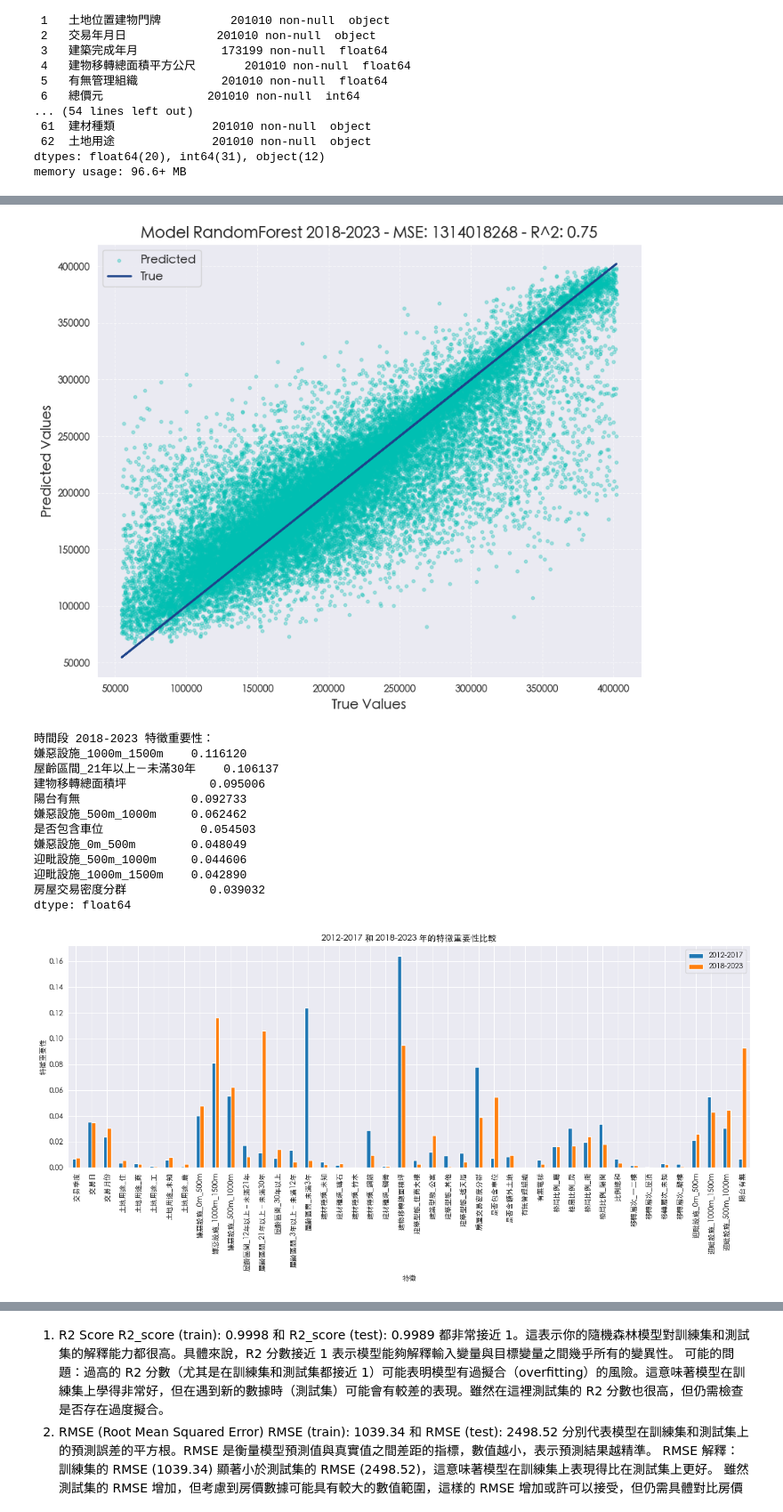
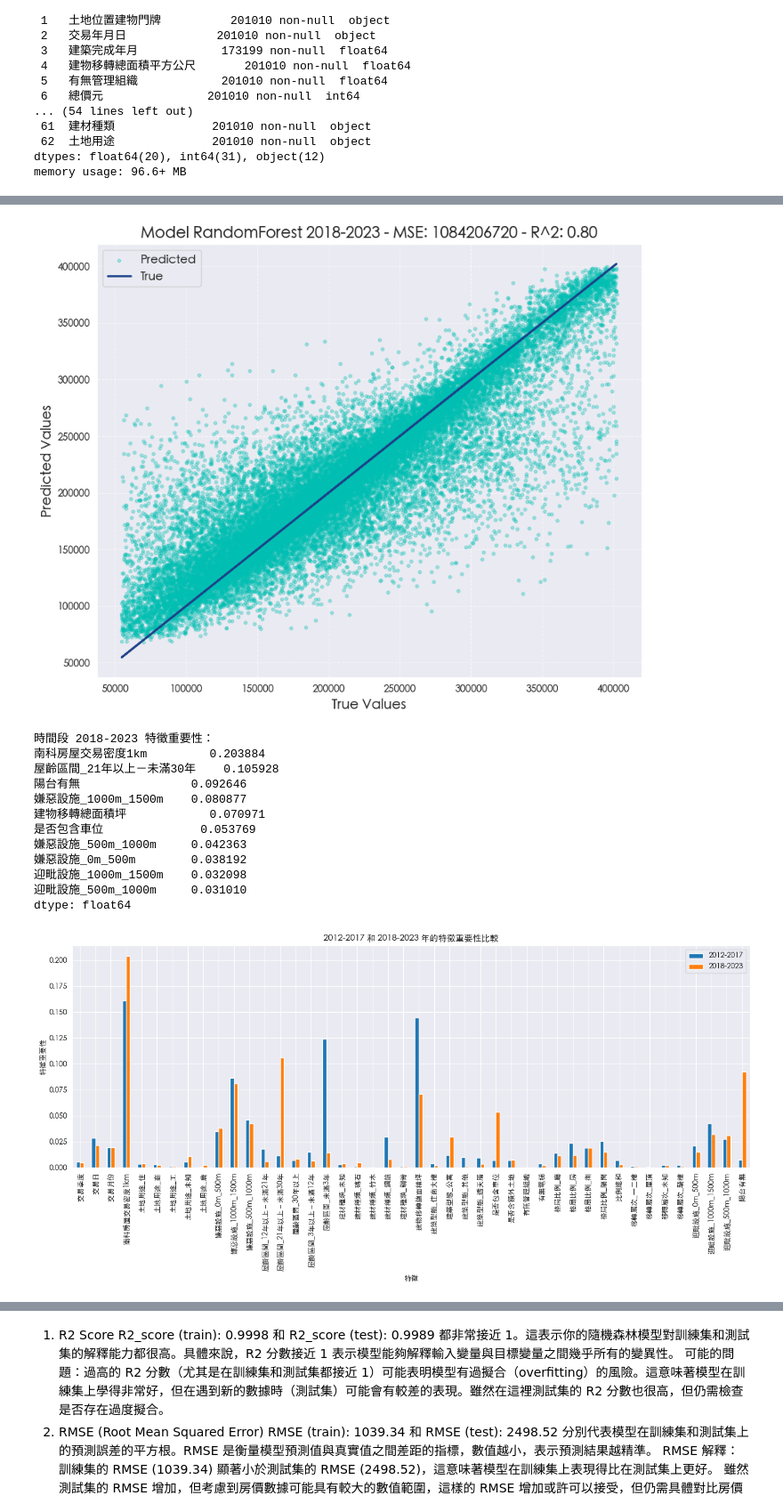
Before and after one commit to BDSE35/house, a Jupyter notebook: EDA/outlier_final_ml.ipynb, the cells around one changed output, grey strips where cells are left out. Shown at 89% size. Saved outputs shown, nothing was run; the diff lists cells and outputs as text; code cells hidden in the pictures.

```diff
--- a/EDA/outlier_final_ml.ipynb
+++ b/EDA/outlier_final_ml.ipynb
@@ -81,7 +50,10 @@ columns_rename = {
     'bad_count_0_500': '嫌惡設施_0m_500m',
     'bad_count_500_1000': '嫌惡設施_500m_1000m',
     'bad_count_1000_1500': '嫌惡設施_1000m_1500m',
-    'KDE_class': '房屋交易密度分群'
+    'KDE_class': '房屋交易密度分群',
+    'KDE_1km' : '南科房屋交易密度1km',
+    'KDE_0.5km':'南科房屋交易密度0.5km',
+    'KDE_1.5km':'南科房屋交易密度1.5km',
 }
 
 # 使用 rename() 方法重新命名欄位
@@ -518,8 +425,8 @@ y = df['單價元每坪']
 # 定義特徵變數 X，排除目標變數和不必要的欄位
 X = df.drop(columns=['單價元每坪', '編號', '備註', '鄉鎮市區', '土地位置建物門牌', '交易年月日',
                      '建築完成年月', '建物移轉總面積平方公尺', 'Region', '緯度', '經度','單價元平方公尺','總價元',
-                     '建築型態清整', '房地總價元', 'KDE_0.5km', 'KDE_1km', 'KDE_1.5km',
-                     'Region', '交易年_民國', '移轉層次', '建築型態', '建材種類', '土地用途','屋齡區間'])
+                     '建築型態清整', '房地總價元', '南科房屋交易密度0.5km', '南科房屋交易密度1.5km',
+                     'Region', '交易年_民國', '移轉層次', '建築型態', '建材種類', '土地用途','屋齡區間','房屋交易密度分群'])
 
 # 移除包含缺失值的列
 X = X.dropna()
@@ -777,16 +681,7 @@ def process_and_train(X_subset, y_subset, period_name):
         print(f"時間段 {period_name} 訓練集或測試集資料量為零，無法訓練模型。")
         return None
 
-    # # 訓練模型
-    # rf = RandomForestRegressor(n_estimators=100, random_state=25)
-    # rf.fit(X_train, y_train)
 
-    # # 預測和評估
-    # y_pred = rf.predict(X_test)
-    # mse = mean_squared_error(y_test, y_pred)
-    # r2 = r2_score(y_test, y_pred)  # 計算 R^2
-    # print(f"時間段 {period_name} 隨機森林模型的均方誤差（MSE）：{mse}")
-    # print(f"時間段 {period_name} 隨機森林模型的 R^2 值：{r2}")
     # 訓練模型
     rf = RandomForestRegressor(n_estimators=100, random_state=25)
     rf.fit(X_train, y_train)
@@ -828,12 +723,12 @@ y = df['單價元每坪']
 columns_to_drop = [
     '單價元每坪', '編號', '備註', '鄉鎮市區', '土地位置建物門牌',
     '建築完成年月', '建物移轉總面積平方公尺', 'Region', '緯度', '經度',
-    '建築型態清整', '房地總價元', 'KDE_0.5km', 'KDE_1km', 'KDE_1.5km',
+    '建築型態清整', '房地總價元',
     '單價元平方公尺', '總價元',
     '建築型態_住商大樓', '建築型態_公寓', '建築型態_其他', '建築型態_透天厝',
     '建材_磚石', '建材_鋼筋', '建材_鋼骨', '建材_竹木',
-    '住', '商', '工', '農', 'bad_count', 'good_count',
-    '移轉層次_騎樓', '移轉層次_屋頂', '移轉層次_一二樓', '屋齡', '房地總價元(坪)', '建築完成年', '交易年_民國'
+    '住', '商', '工', '農', 'bad_count', 'good_count','房屋交易密度分群',
+    '移轉層次_騎樓', '移轉層次_屋頂', '移轉層次_一二樓', '屋齡', '房地總價元(坪)', '建築完成年', '交易年_民國','南科房屋交易密度0.5km', '南科房屋交易密度1.5km'
 ]
 
 # 定義特徵變數 X
@@ -925,14 +820,14 @@ dtype: float64
-[figure, old version]
+[figure, new version]
 時間段 2018-2023 特徵重要性：
-嫌惡設施_1000m_1500m    0.116120
-屋齡區間_21年以上－未滿30年    0.106137
-建物移轉總面積坪            0.095006
-陽台有無                0.092733
-嫌惡設施_500m_1000m     0.062462
-是否包含車位              0.054503
-嫌惡設施_0m_500m        0.048049
-迎毗設施_500m_1000m     0.044606
-迎毗設施_1000m_1500m    0.042890
-房屋交易密度分群            0.039032
+南科房屋交易密度1km         0.203884
+屋齡區間_21年以上－未滿30年    0.105928
+陽台有無                0.092646
+嫌惡設施_1000m_1500m    0.080877
+建物移轉總面積坪            0.070971
+是否包含車位              0.053769
+嫌惡設施_500m_1000m     0.042363
+嫌惡設施_0m_500m        0.038192
+迎毗設施_1000m_1500m    0.032098
+迎毗設施_500m_1000m     0.031010
 dtype: float64
-[figure, old version]
+[figure, new version]
```
Also changed, not shown: parts of 36 cells of this notebook, 25 other files.
